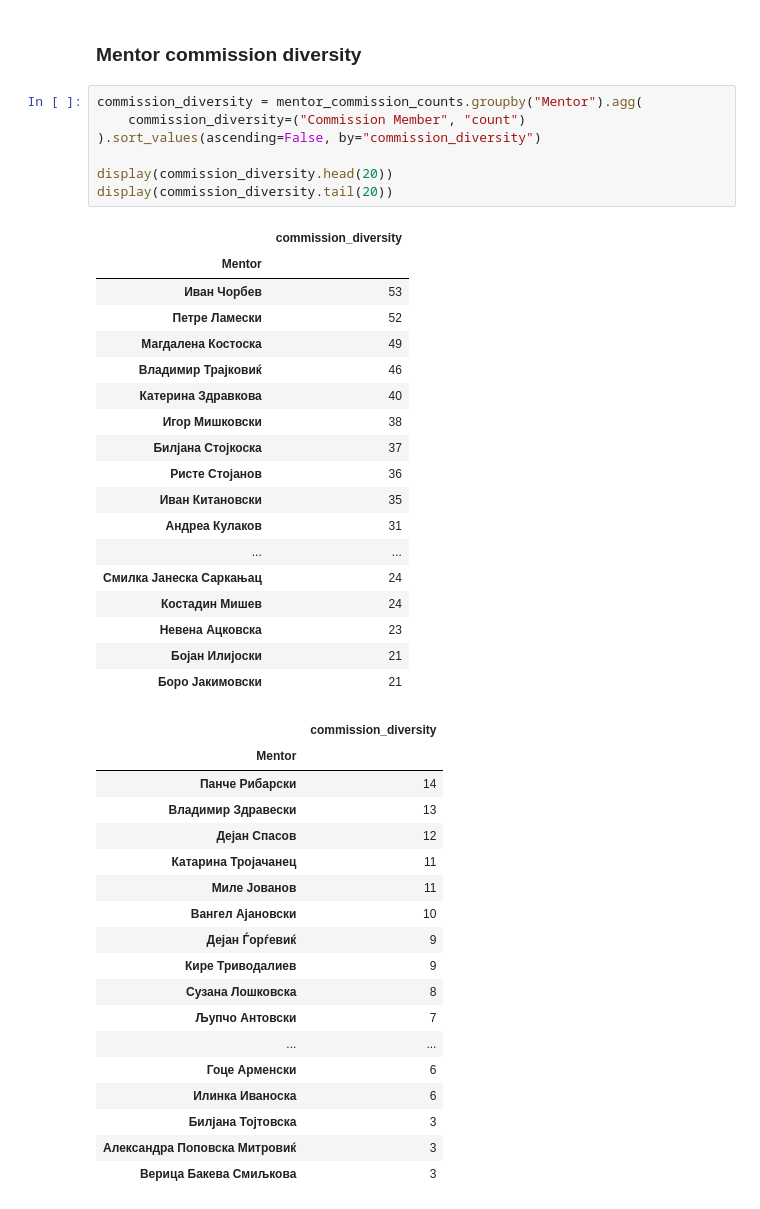
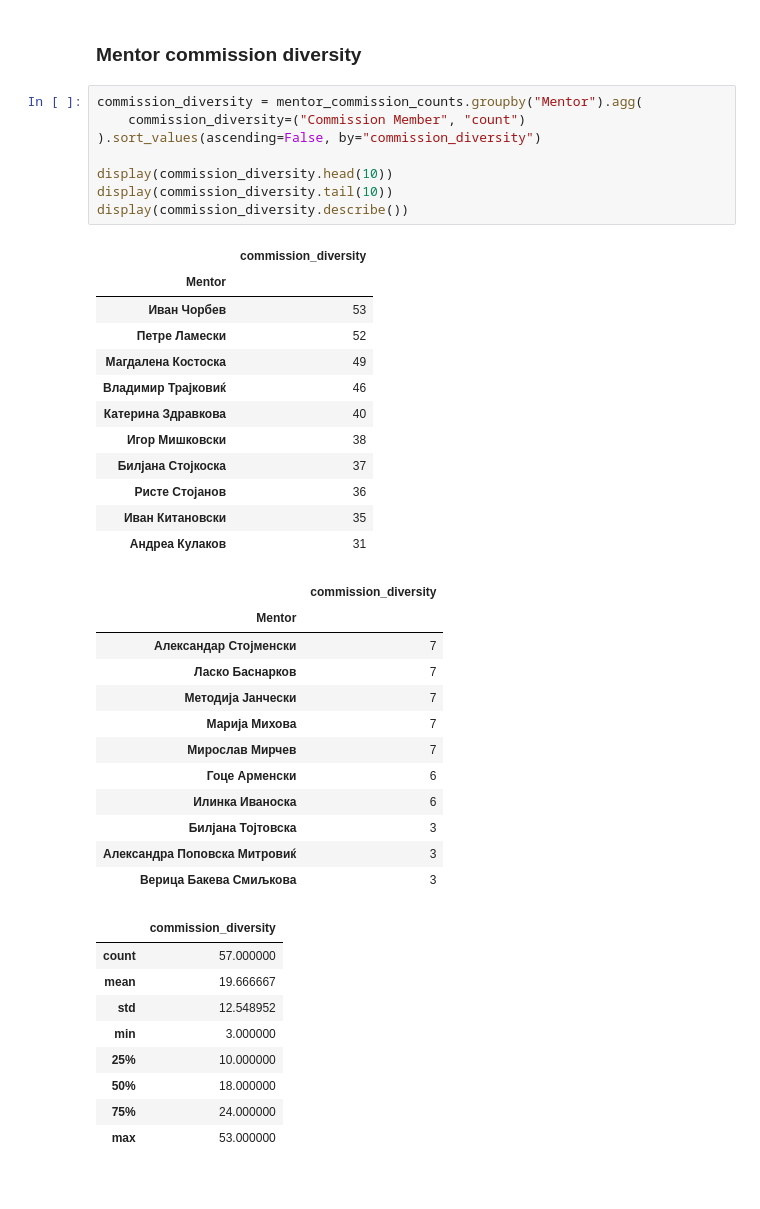
Before and after one commit to mario-p1/thesis-committee-graph, a Jupyter notebook: eda.ipynb, the cells around one changed output. Saved outputs shown, nothing was run; the diff lists cells and outputs as text.

```diff
--- a/eda.ipynb
+++ b/eda.ipynb
@@ -94,45 +177,43 @@ display(mentor_commission_counts.tail(50))
 # %%
 commission_diversity = mentor_commission_counts.groupby("Mentor").agg(
     commission_diversity=("Commission Member", "count")
 ).sort_values(ascending=False, by="commission_diversity")
 
-display(commission_diversity.head(20))
-display(commission_diversity.tail(20))
+display(commission_diversity.head(10))
+display(commission_diversity.tail(10))
+display(commission_diversity.describe())
 # %% [output]
 |  | commission_diversity |
 | Mentor |  |
 | Иван Чорбев | 53 |
 | Петре Ламески | 52 |
 | Магдалена Костоска | 49 |
 | Владимир Трајковиќ | 46 |
 | Катерина Здравкова | 40 |
 | Игор Мишковски | 38 |
 | Билјана Стојкоска | 37 |
 | Ристе Стојанов | 36 |
 | Иван Китановски | 35 |
 | Андреа Кулаков | 31 |
-| ... | ... |
-| Смилка Јанеска Саркањац | 24 |
-| Костадин Мишев | 24 |
-| Невена Ацковска | 23 |
-| Бојан Илијоски | 21 |
-| Боро Јакимовски | 21 |
 |  | commission_diversity |
 | Mentor |  |
-| Панче Рибарски | 14 |
-| Владимир Здравески | 13 |
-| Дејан Спасов | 12 |
-| Катарина Тројачанец | 11 |
-| Миле Јованов | 11 |
-| Вангел Ајановски | 10 |
-| Дејан Ѓорѓевиќ | 9 |
-| Кире Триводалиев | 9 |
-| Сузана Лошковска | 8 |
-| Љупчо Антовски | 7 |
-| ... | ... |
+| Александар Стојменски | 7 |
+| Ласко Баснарков | 7 |
+| Методија Јанчески | 7 |
+| Марија Михова | 7 |
+| Мирослав Мирчев | 7 |
 | Гоце Арменски | 6 |
 | Илинка Иваноска | 6 |
 | Билјана Тојтовска | 3 |
 | Александра Поповска Митровиќ | 3 |
 | Верица Бакева Смиљкова | 3 |
+|  | commission_diversity |
+| count | 57.000000 |
+| mean | 19.666667 |
+| std | 12.548952 |
+| min | 3.000000 |
+| 25% | 10.000000 |
+| 50% | 18.000000 |
+| 75% | 24.000000 |
+| max | 53.000000 |
 # %% [markdown]
```
Also changed, not shown: parts of 8 cells of this notebook.
